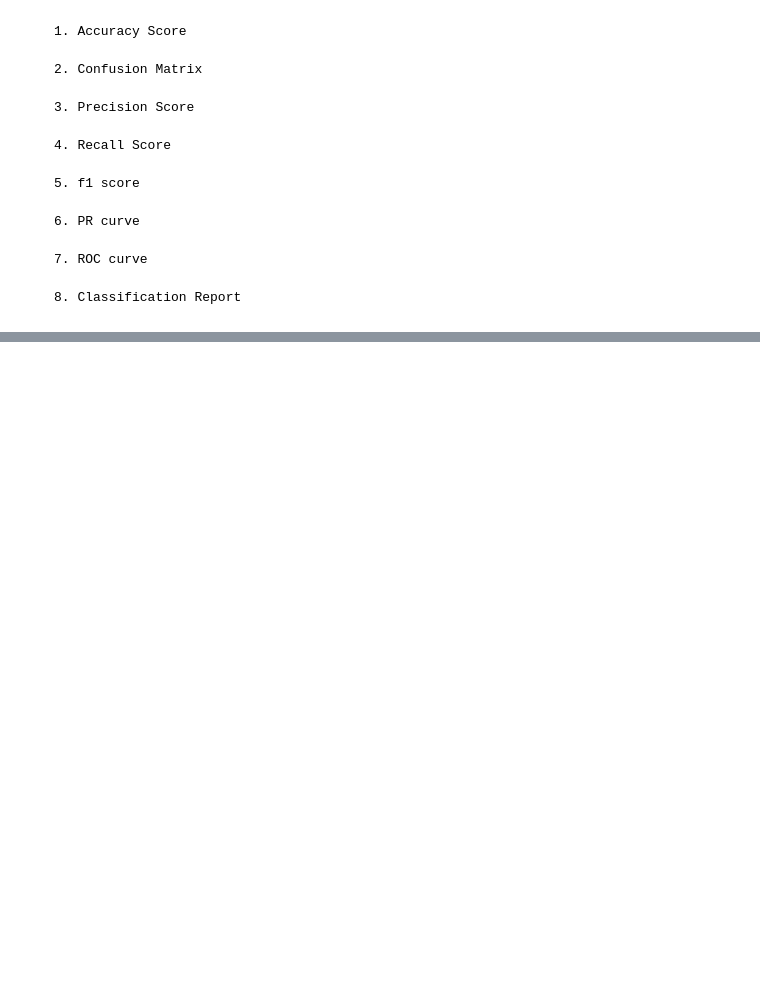
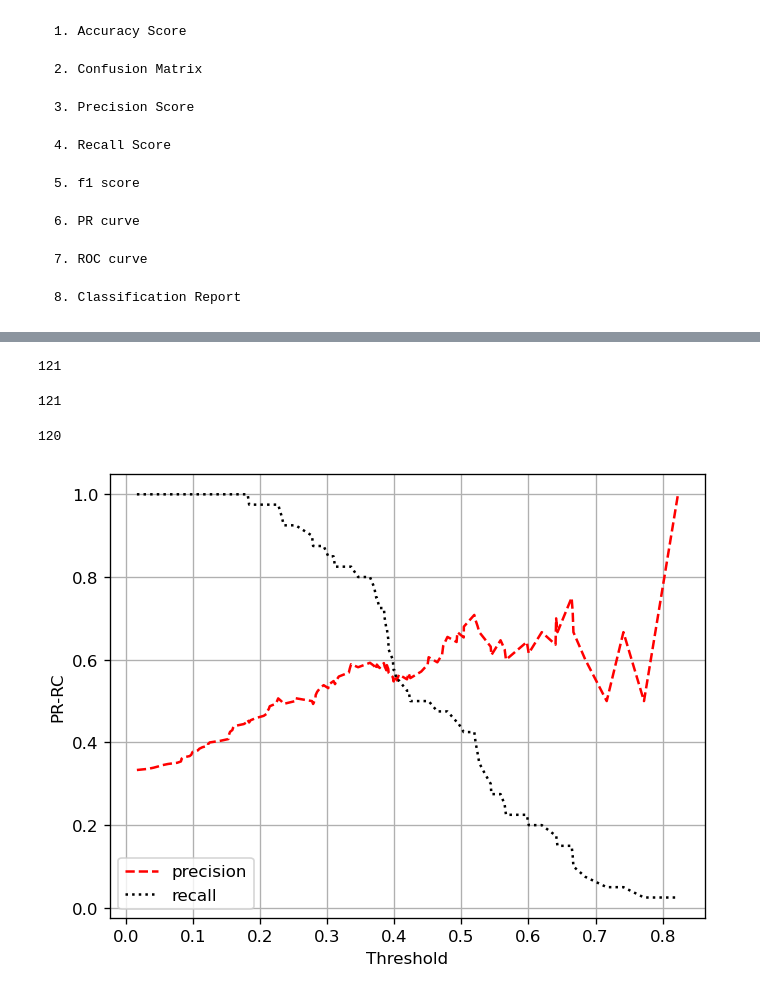
Before and after one commit to DeepratanKushwaha/ML-1-July-24, a Jupyter notebook: 19.Classification matrices.ipynb, the cells around one changed output, grey strips where cells are left out. Saved outputs shown, nothing was run; the diff lists cells and outputs as text; code cells hidden in the pictures; blank space fills up the shorter version.

```diff
--- a/19.Classification matrices.ipynb
+++ b/19.Classification matrices.ipynb
@@ -23,0 +725,3 @@ import seaborn as sns
+# %%
+y_prob = model.predict_proba(X_train)
+y_prob
@@ -23,0 +746,3 @@ import seaborn as sns
+# %%
+false = y_prob[:, 0]
+true = y_prob[:, 1]
@@ -23,0 +751,2 @@ import seaborn as sns
+# %%
+precisions, recalls, thresholds = precision_recall_curve(y_train, true)
@@ -23,0 +810,26 @@ import seaborn as sns
+# %%
+len(precisions)
+# %% [output]
+121
+# %%
+len(recalls)
+# %% [output]
+121
+# %%
+len(thresholds)
+# %% [output]
+120
+# %%
+def plot_pr_curve(pr, rc, th):
+    plt.figure(dpi=120)
+    plt.plot(th, pr, 'r--', label='precision')
+    plt.plot(th, rc, 'k:', label='recall')
+    plt.xlabel("Threshold")
+    plt.ylabel("PR-RC")
+    plt.legend()
+    plt.grid()
+    plt.show()
+# %%
+plot_pr_curve(precisions[:-1], recalls[:-1], thresholds)
+# %% [output]
+[figure, added]
```
Also changed, not shown: parts of 82 cells of this notebook.
